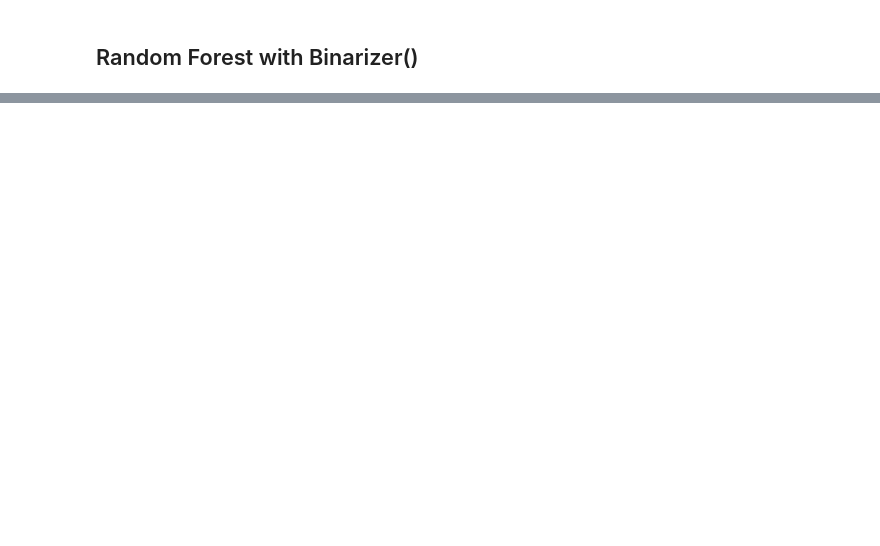
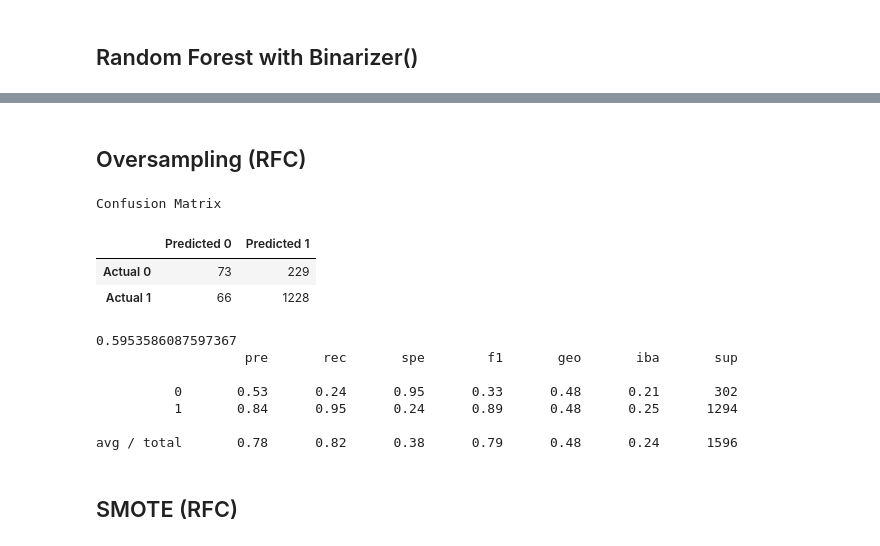
Before and after one commit to AValenti12/Capstone-Project, a Jupyter notebook: docs/Data Analysis and Model Selection.ipynb, the cells around one changed output, grey strips where cells are left out. Saved outputs shown, nothing was run; the diff lists cells and outputs as text; code cells hidden in the pictures; blank space fills up the shorter version.

```diff
--- a/docs/Data Analysis and Model Selection.ipynb
+++ b/docs/Data Analysis and Model Selection.ipynb
@@ -516,0 +538,37 @@ weighted avg       0.79      0.81      0.73      1596
+# %% [markdown]
+## Oversampling (RFC)
+# %%
+from imblearn.over_sampling import RandomOverSampler
+ros = RandomOverSampler(random_state=1)
+X_resampled, y_resampled = ros.fit_resample(X_train_scaled, y_train)
+
+
+model = RandomForestClassifier(n_estimators=128, random_state=0).fit(X_resampled, y_resampled)
+
+y_pred = model.predict(X_test_scaled)
+cm = confusion_matrix(y_test, y_pred)
+
+# Create a DataFrame from the confusion matrix.
+cm_df = pd.DataFrame(
+    cm, index=["Actual 0", "Actual 1"], columns=["Predicted 0", "Predicted 1"])
+
+print("Confusion Matrix")
+display(cm_df)
+
+print(balanced_accuracy_score(y_test, y_pred))
+
+print(classification_report_imbalanced(y_test, y_pred))
+# %% [output]
+Confusion Matrix
+|  | Predicted 0 | Predicted 1 |
+| Actual 0 | 73 | 229 |
+| Actual 1 | 66 | 1228 |
+0.5953586087597367
+                   pre       rec       spe        f1       geo       iba       sup
+
+          0       0.53      0.24      0.95      0.33      0.48      0.21       302
+          1       0.84      0.95      0.24      0.89      0.48      0.25      1294
+
+avg / total       0.78      0.82      0.38      0.79      0.48      0.24      1596
+# %% [markdown]
+## SMOTE (RFC)
```
Also changed, not shown: parts of 62 cells of this notebook.
